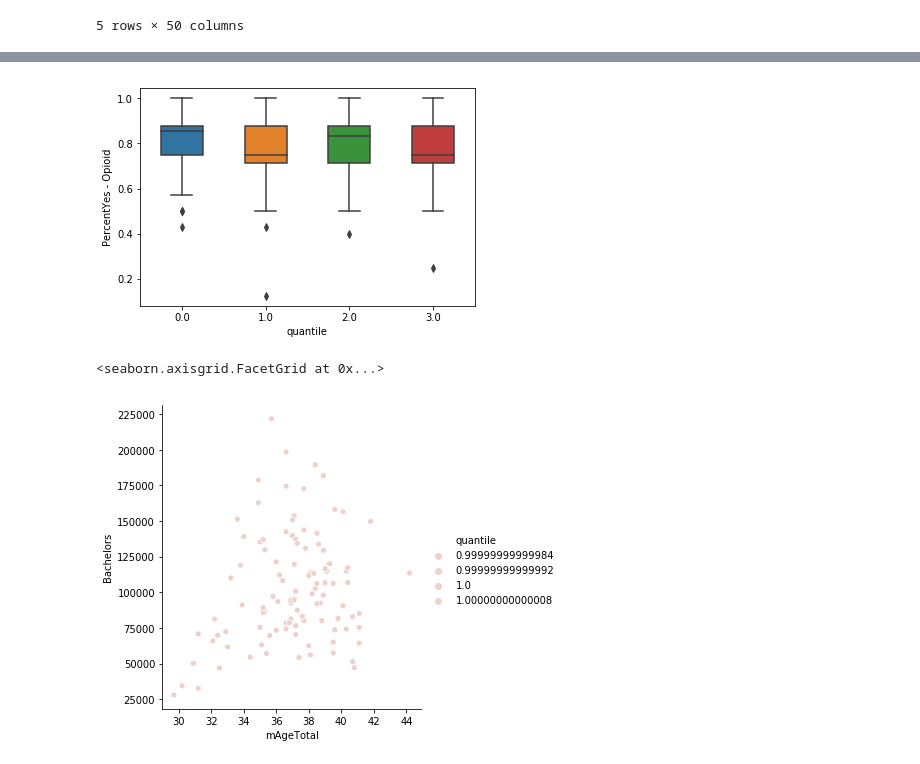
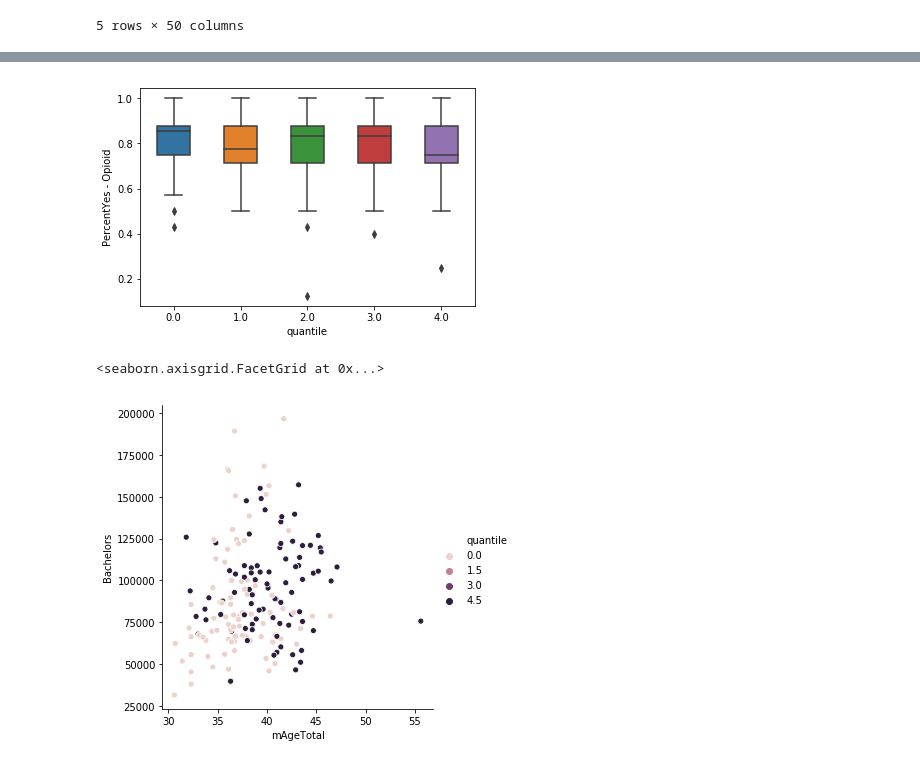
Before and after one commit to GregPoppe/opioid_project, a Jupyter notebook: ProPublicaDataCharts.ipynb, the cells around one changed output, grey strips where cells are left out. Saved outputs shown, nothing was run; the diff lists cells and outputs as text; code cells hidden in the pictures.

Commit message:
scatter added

```diff
--- a/ProPublicaDataCharts.ipynb
+++ b/ProPublicaDataCharts.ipynb
@@ -263,7 +263,7 @@ FinalData.head()
 | 4 | 4 | A000372 | Rick | Allen | R | 12 | GA | 1147.0 | 12.0 | ... |
 5 rows × 24 columns
 # %%
-FinalData['quantile'] = pd.qcut(FinalData['VALUE'], 4, labels=False)
+FinalData['quantile'] = pd.qcut(FinalData['VALUE'], 5, labels=False)
 FinalData.head()
 # %% [output]
 |  | Unnamed: 0_x | id | first_name | last_name | party | district | state | total_votes | missed_votes | ... |
@@ -331,9 +331,11 @@ bplot = sns.boxplot(y='PercentYes - Opioid', x='quantile',
                  data=census_votes,
                  width=0.5)
 # %% [output]
-[figure, old version]
+[figure, new version]
 # %%
-sns.relplot(x = 'mAgeTotal', y = 'Bachelors', hue = 'quantile', data = census_votes[census_votes['quantile'] == 1])
+best_worst = census_votes[(census_votes['quantile'] == 0) | (census_votes['quantile'] == 4)]
+
+sns.relplot(x = 'mAgeTotal', y = 'Bachelors', hue = 'quantile', data = best_worst)
 # %% [output]
 <seaborn.axisgrid.FacetGrid at 0x...>
-[figure, old version]
+[figure, new version]
```
Also changed, not shown: parts of 1 cell of this notebook.
